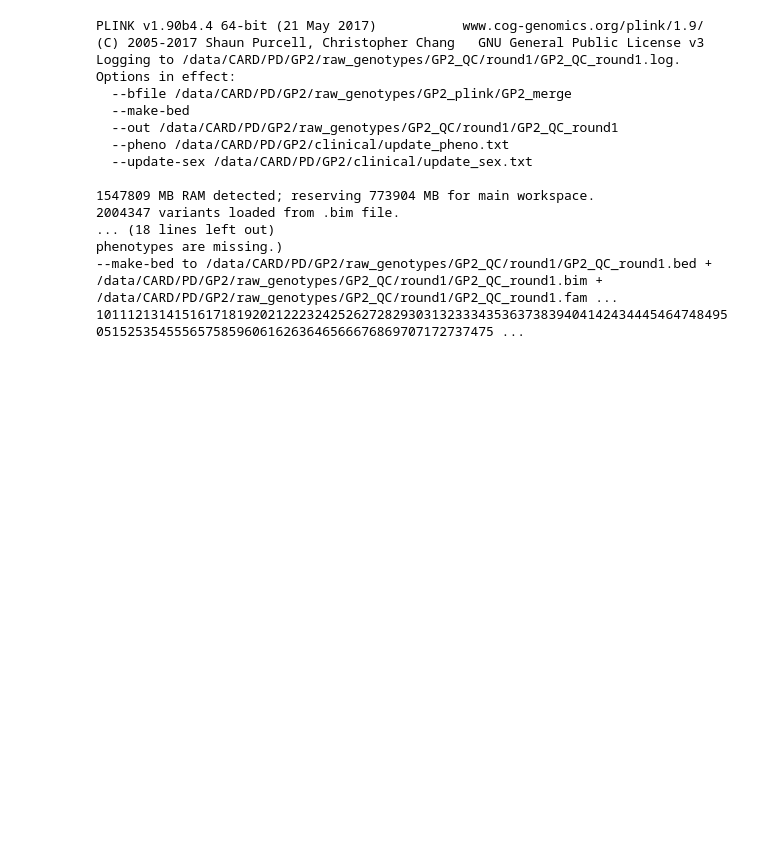
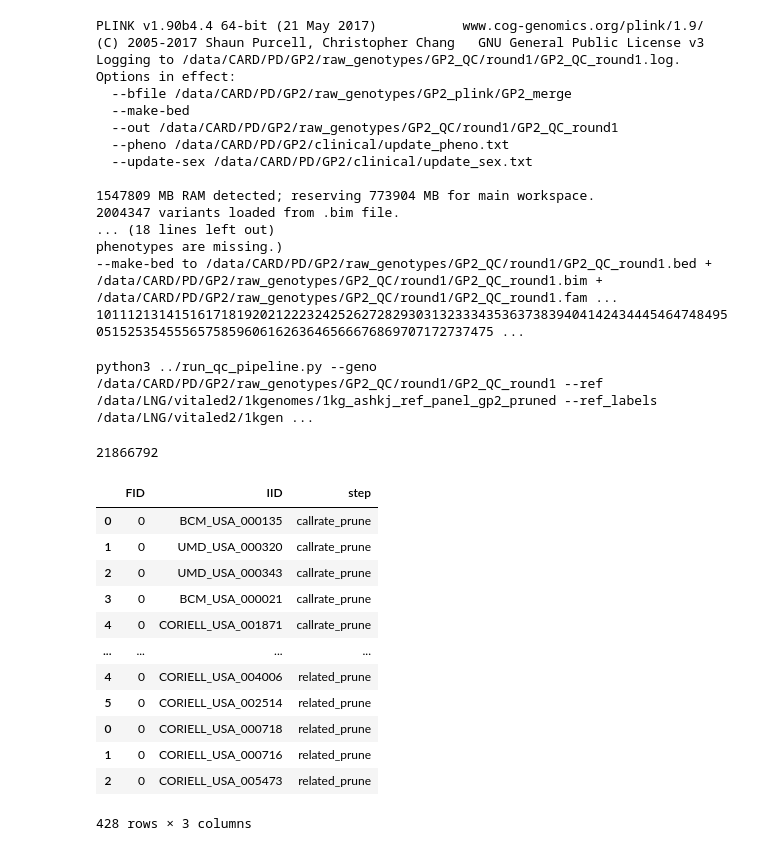
Before and after one commit to dvitale199/GenoTools, a Jupyter notebook: GP2_data_processing/GP2_data_proc.ipynb, the cells around one changed output. Drawn from its saved outputs; the diff is of its cells as text; code cells hidden in the pictures; blank space fills up the shorter version.

Commit message:
added pruned samples df to output .h5

```diff
--- a/GP2_data_processing/GP2_data_proc.ipynb
+++ b/GP2_data_processing/GP2_data_proc.ipynb
@@ -168,5 +168,53 @@ phenotypes are missing.)
 /data/CARD/PD/GP2/raw_genotypes/GP2_QC/round1/GP2_QC_round1.bim +
 /data/CARD/PD/GP2/raw_genotypes/GP2_QC/round1/GP2_QC_round1.fam ... 101112131415161718192021222324252627282930313233343536373839404142434445464748495051525354555657585960616263646566676869707172737475 ...
 # %%
-# missing clinical information
-# key[~key.filename.isin(pheno_out.filename)]
+# run QC pipeline
+geno_path = f'{gp2_qc_path}/round1/GP2_QC_round1'
+out_dir = f'/data/CARD/PD/GP2/genotypes/GP2/round1/clean'
+out_path = f'{out_dir}/GP2_round1'
+os.makedirs(f'{out_dir}', exist_ok=True)
+ref_dir_path = '/data/LNG/vitaled2/1kgenomes'
+ref_panel = f'{ref_dir_path}/1kg_ashkj_ref_panel_gp2_pruned'
+ref_labels = f'{ref_dir_path}/ref_panel_ancestry.txt'
+
+
+with open(f'{swarm_scripts_dir}/run_qc_pipeline.swarm','w') as f:
+    run_pipeline = f'python3 ../run_qc_pipeline.py --geno {geno_path} --ref {ref_panel} --ref_labels {ref_labels} --out {out_path}'
+    f.write(f'{run_pipeline}\n')
+f.close()
+!cat {swarm_scripts_dir}/run_qc_pipeline.swarm
+# %% [output]
+python3 ../run_qc_pipeline.py --geno /data/CARD/PD/GP2/raw_genotypes/GP2_QC/round1/GP2_QC_round1 --ref /data/LNG/vitaled2/1kgenomes/1kg_ashkj_ref_panel_gp2_pruned --ref_labels /data/LNG/vitaled2/1kgen ...
+# %%
+!swarm -f {swarm_scripts_dir}/run_qc_pipeline.swarm -g 64 -t 32 --time=10:00:00 --logdir swarm --gres=lscratch:20 --partition=norm
+# %% [output]
+21866792
+# %%
+QC_metrics_path = f'{out_path}.QC.metrics.h5'
+
+metrics_df = pd.read_hdf(QC_metrics_path, key='QC')
+pruned_samples = pd.read_hdf(QC_metrics_path, key='pruned_samples')
+ancestry_counts_df = pd.read_hdf(QC_metrics_path, key='ancestry_counts')
+pred_ancestry_labels = pd.read_hdf(QC_metrics_path, key='ancestry_labels')
+conf_mat_df = pd.read_hdf(QC_metrics_path, key='confusion_matrix', index=True)
+ref_pcs = pd.read_hdf(QC_metrics_path, key='ref_pcs')
+projected_pcs = pd.read_hdf(QC_metrics_path, key='projected_pcs')
+total_umap = pd.read_hdf(QC_metrics_path, key='total_umap')
+ref_umap = pd.read_hdf(QC_metrics_path, key='ref_umap')
+new_samples_umap = pd.read_hdf(QC_metrics_path, key='new_samples_umap')
+# %%
+pruned_samples
+# %% [output]
+|  | FID | IID | step |
+| 0 | 0 | BCM_USA_000135 | callrate_prune |
+| 1 | 0 | UMD_USA_000320 | callrate_prune |
+| 2 | 0 | UMD_USA_000343 | callrate_prune |
+| 3 | 0 | BCM_USA_000021 | callrate_prune |
+| 4 | 0 | CORIELL_USA_001871 | callrate_prune |
+| ... | ... | ... | ... |
+| 4 | 0 | CORIELL_USA_004006 | related_prune |
+| 5 | 0 | CORIELL_USA_002514 | related_prune |
+| 0 | 0 | CORIELL_USA_000718 | related_prune |
+| 1 | 0 | CORIELL_USA_000716 | related_prune |
+| 2 | 0 | CORIELL_USA_005473 | related_prune |
+428 rows × 3 columns
```
Also changed, not shown: parts of 7 cells of this notebook, 4 other files.
